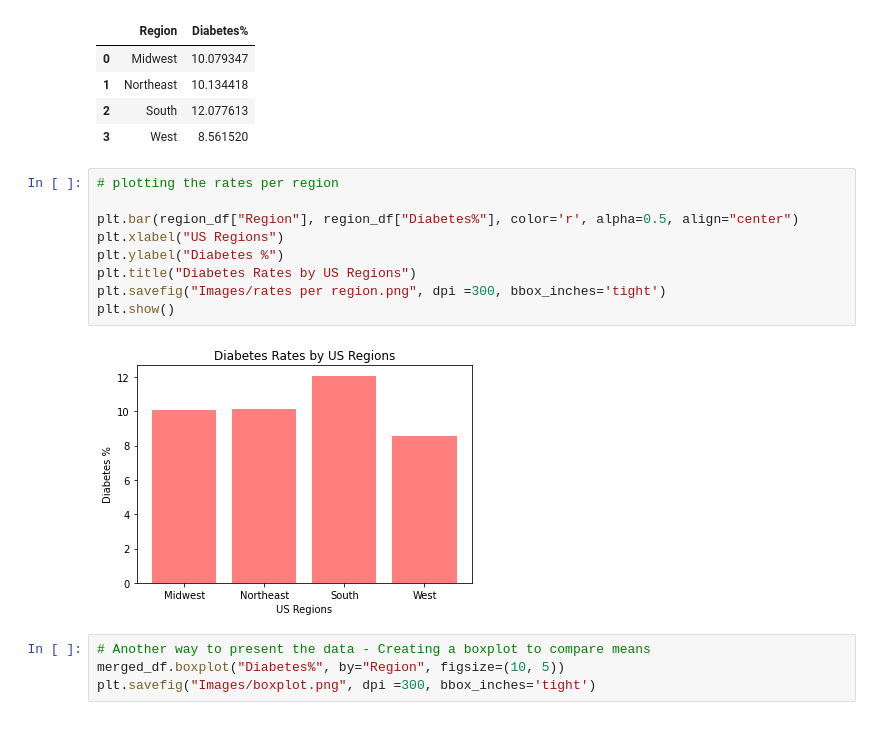
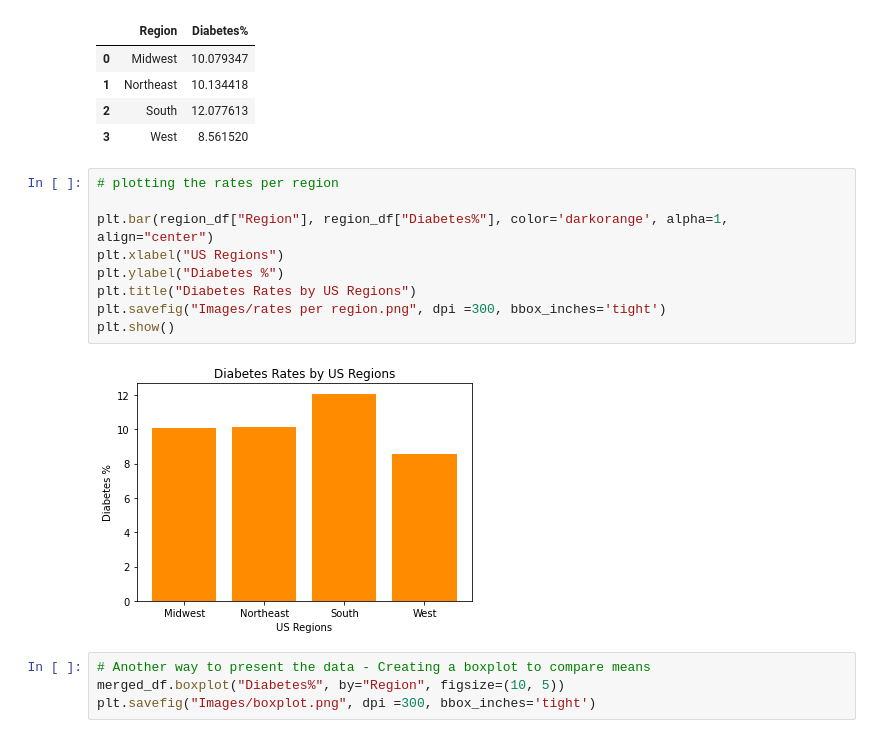
Before and after one commit to the-liat/project-1, a Jupyter notebook: Diabetes Analysis.ipynb, the cells around one changed output. Cells and saved outputs as stored; diff of their text form.

Commit message:
changed the images color to match ppt slides color

```diff
--- a/Diabetes Analysis.ipynb
+++ b/Diabetes Analysis.ipynb
@@ -313,14 +313,14 @@ region_df
 # %%
 # plotting the rates per region
 
-plt.bar(region_df["Region"], region_df["Diabetes%"], color='r', alpha=0.5, align="center")
+plt.bar(region_df["Region"], region_df["Diabetes%"], color='darkorange', alpha=1, align="center")
 plt.xlabel("US Regions")
 plt.ylabel("Diabetes %")
 plt.title("Diabetes Rates by US Regions")
 plt.savefig("Images/rates per region.png", dpi =300, bbox_inches='tight')
 plt.show()
 # %% [output]
-[figure, old version]
+[figure, new version]
 # %%
 # Another way to present the data - Creating a boxplot to compare means
 merged_df.boxplot("Diabetes%", by="Region", figsize=(10, 5))
```
Also changed, not shown: parts of 16 cells of this notebook, 16 other files.
